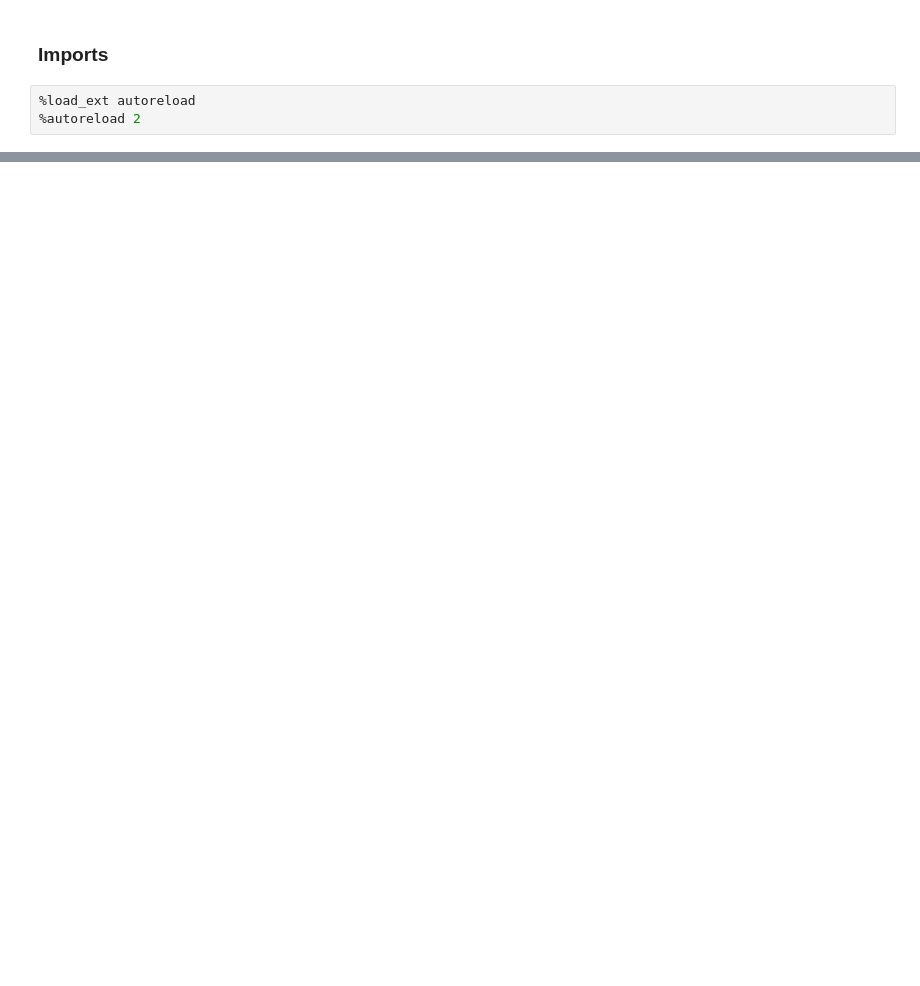
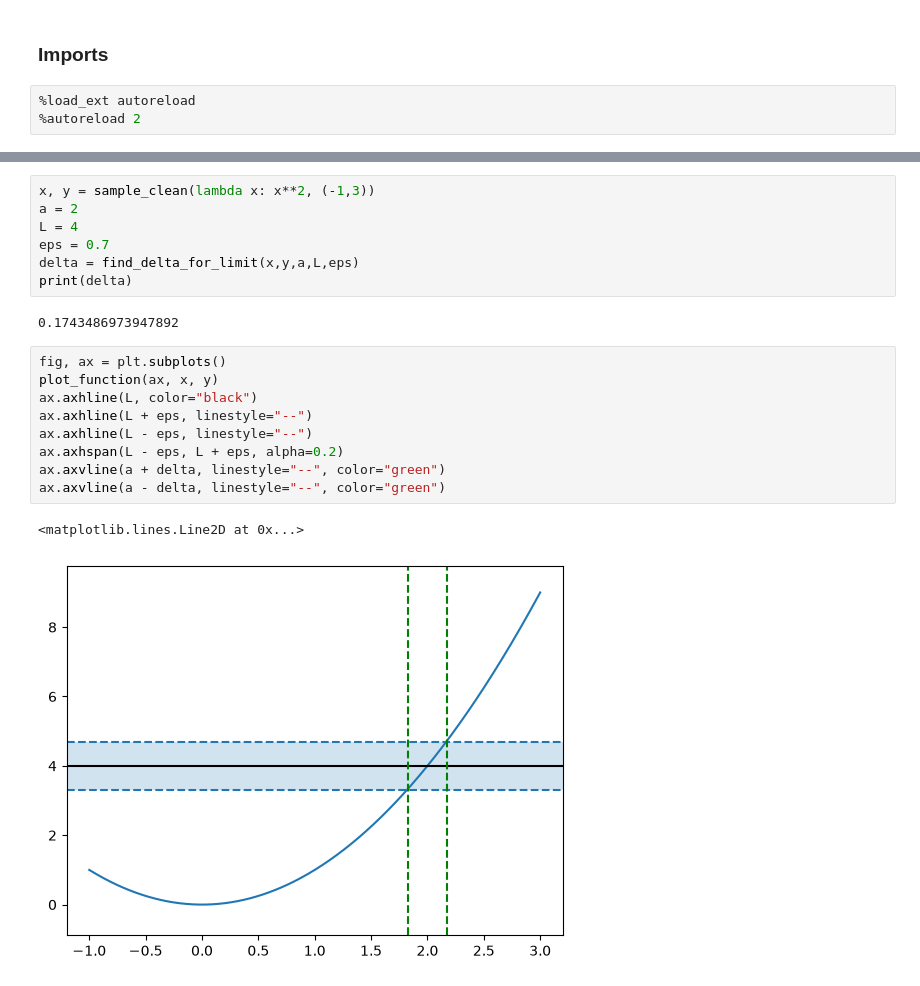
Before and after one commit to craftedbydoing/calculus-visualisation-package, a Jupyter notebook: notebooks/03_functions_limit_definition.ipynb, the cells around one changed output, grey strips where cells are left out. Drawn from its saved outputs; the diff is of its cells as text; blank space fills up the shorter version.

Commit message:
Eps-delta craft looking goooood

```diff
--- a/notebooks/03_functions_limit_definition.ipynb
+++ b/notebooks/03_functions_limit_definition.ipynb
@@ -45 +46,22 @@ print(last_out)
 [figure]
+# %%
+x, y = sample_clean(lambda x: x**2, (-1,3))
+a = 2
+L = 4
+eps = 0.7
+delta = find_delta_for_limit(x,y,a,L,eps)
+print(delta)
+# %% [output]
+0.1743486973947892
+# %%
+fig, ax = plt.subplots()
+plot_function(ax, x, y)
+ax.axhline(L, color="black")
+ax.axhline(L + eps, linestyle="--")
+ax.axhline(L - eps, linestyle="--")
+ax.axhspan(L - eps, L + eps, alpha=0.2)
+ax.axvline(a + delta, linestyle="--", color="green")
+ax.axvline(a - delta, linestyle="--", color="green")
+# %% [output]
+<matplotlib.lines.Line2D at 0x...>
+[figure, added]
```
Also changed, not shown: parts of 3 cells of this notebook, 2 other files.
